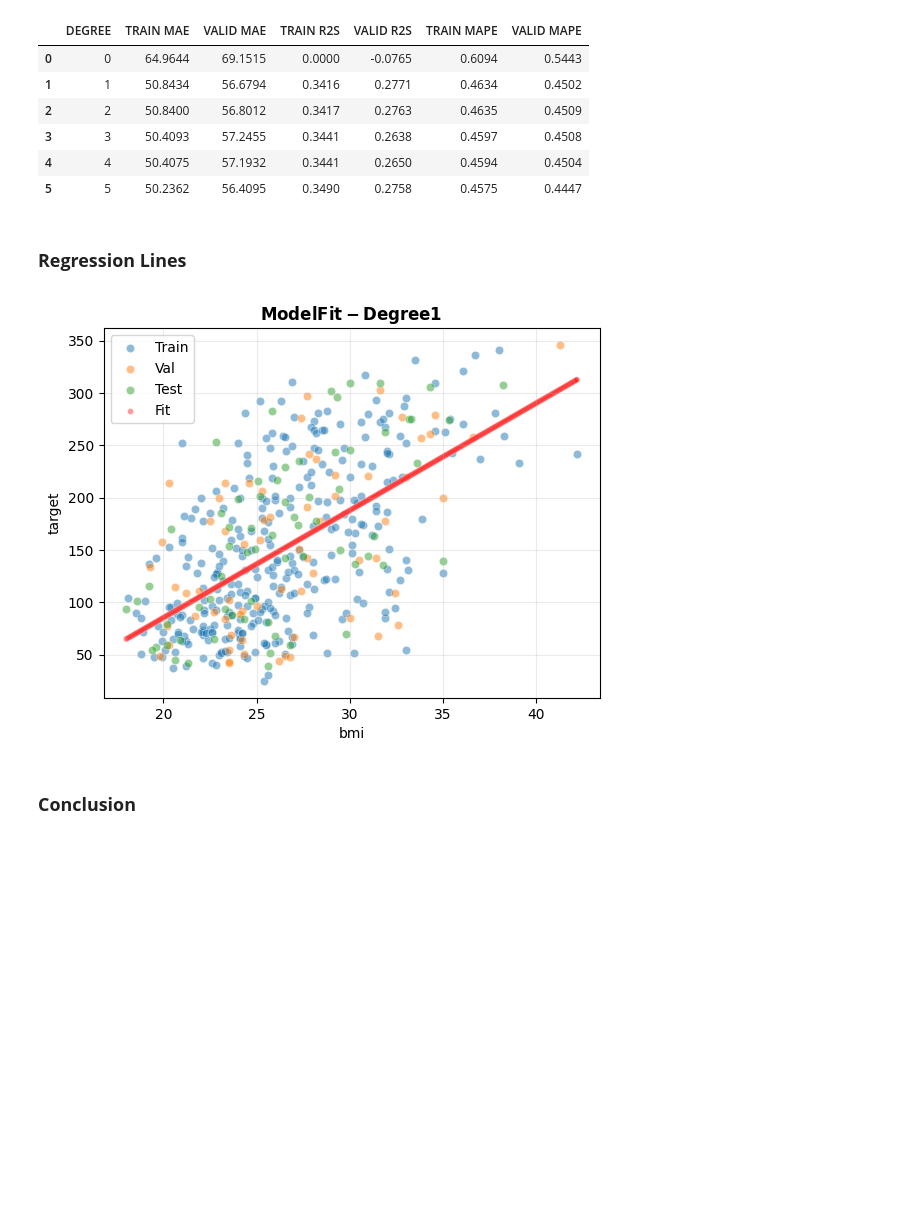
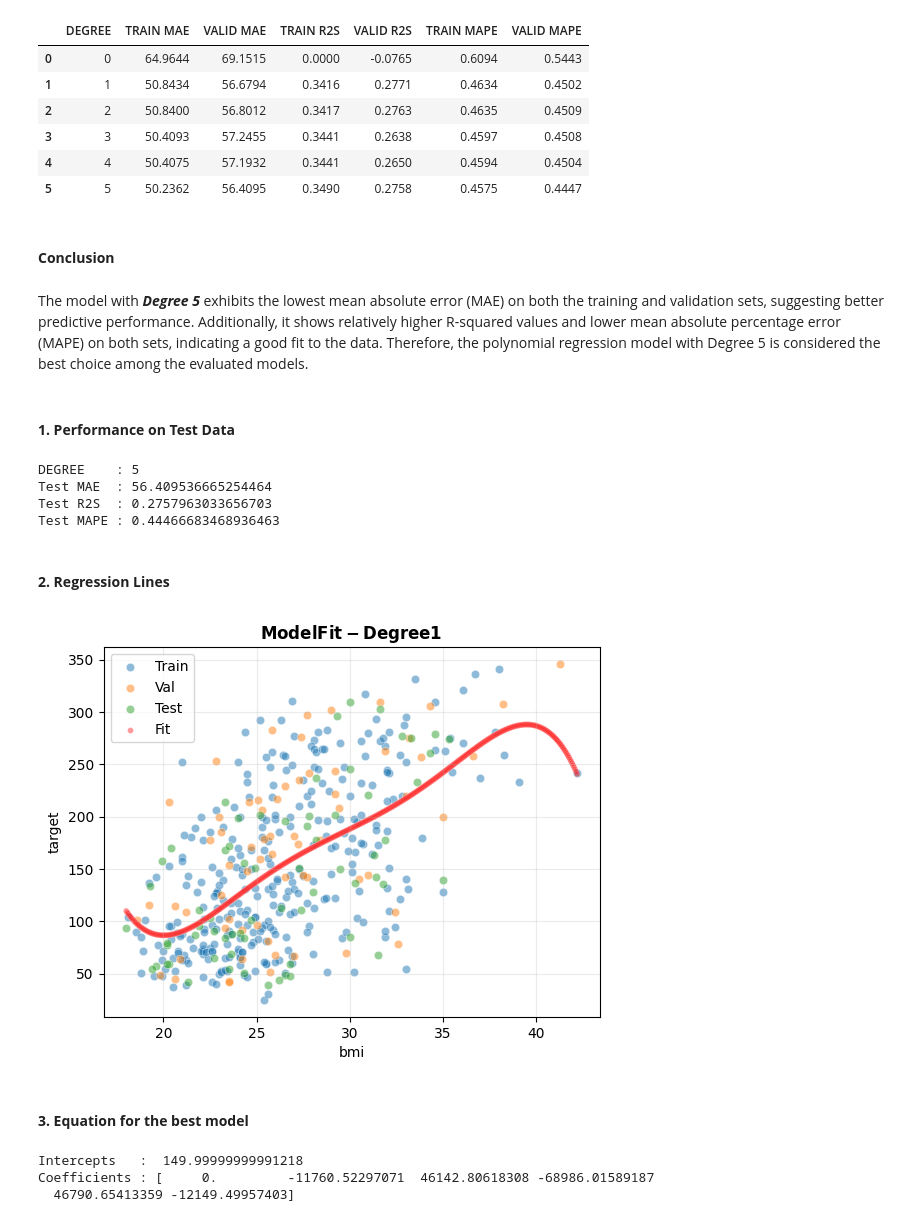
Before and after one commit to imdarshik/CSCN8010-labs, a Jupyter notebook: week4/Practical_lab4.ipynb, the cells around one changed output. Drawn from its saved outputs; the diff is of its cells as text; code cells hidden in the pictures; blank space fills up the shorter version.

```diff
--- a/week4/Practical_lab4.ipynb
+++ b/week4/Practical_lab4.ipynb
@@ -308,21 +343,55 @@ results
 | 3 | 3 | 50.4093 | 57.2455 | 0.3441 | 0.2638 | 0.4597 | 0.4508 |
 | 4 | 4 | 50.4075 | 57.1932 | 0.3441 | 0.2650 | 0.4594 | 0.4504 |
 | 5 | 5 | 50.2362 | 56.4095 | 0.3490 | 0.2758 | 0.4575 | 0.4447 |
+# %% [markdown]
+#### **Conclusion**
+# %% [markdown]
+The model with ***Degree 5*** exhibits the lowest mean absolute error (MAE) on both the training and validation sets, suggesting better predictive performance. Additionally, it shows relatively higher R-squared values and lower mean absolute percentage error (MAPE) on both sets, indicating a good fit to the data. Therefore, the polynomial regression model with Degree 5 is considered the best choice among the evaluated models.
+# %% [markdown]
+#### **1. Performance on Test Data**
+# %%
+# Evaluate model on validation set
+y_pred = model_list[5].predict(X_test)
+mae_ = mean_absolute_error(y_val, y_pred_val)
+r2s_ = r2_score(y_val, y_pred_val)
+map_ = mean_absolute_percentage_error(y_val, y_pred_val)
+
+# Display results
+print(f"DEGREE    : {5}")
+print(f"Test MAE  : {mae_}")
+print(f"Test R2S  : {r2s_}")
+print(f"Test MAPE : {map_}")
+# %% [output]
+DEGREE    : 5
+Test MAE  : 56.409536665254464
+Test R2S  : 0.2757963033656703
+Test MAPE : 0.44466683468936463
 # %% [markdown]
-### **Regression Lines**
+#### **2. Regression Lines**
 # %%
-import numpy as np
 
+# Scatterplots for training, validation, and test sets
 sns.scatterplot(x=X_train["bmi"], y=y_train, alpha=0.5)
 sns.scatterplot(x=X_val["bmi"], y=y_val, alpha=0.5)
 sns.scatterplot(x=X_test["bmi"], y=y_test, alpha=0.5)
+
+# Scatterplot for the model fit
 x_range = np.linspace(df['bmi'].min(), df['bmi'].max(),len (df['bmi']))
-sns.scatterplot(x=x_range, y=model_list[1].predict(x_range.reshape(-1,1)),size=1, alpha=0.4, color="red")
+sns.scatterplot(x=x_range, y=model_list[5].predict(x_range.reshape(-1,1)),size=1, alpha=0.4, color="red")
+
+# Plot settings and legend
 plt.title("$\\bf{Model Fit - Degree 1}$")
 plt.legend(["Train", "Val", "Test", "Fit"])
 plt.grid(alpha=0.25)
 plt.show()
 # %% [output]
-[figure, old version]
+[figure, new version]
-# %% [markdown]
-### **Conclusion**
+# %% [markdown]
+#### **3. Equation for the best model**
+# %%
+print("Intercepts   : ", model_list[5]['linear_regression'].intercept_)
+print("Coefficients :", model_list[5]['linear_regression'].coef_)
+# %% [output]
+Intercepts   :  149.99999999991218
+Coefficients : [     0.         -11760.52297071  46142.80618308 -68986.01589187
+  46790.65413359 -12149.49957403]
```
Also changed, not shown: parts of 24 cells of this notebook.
